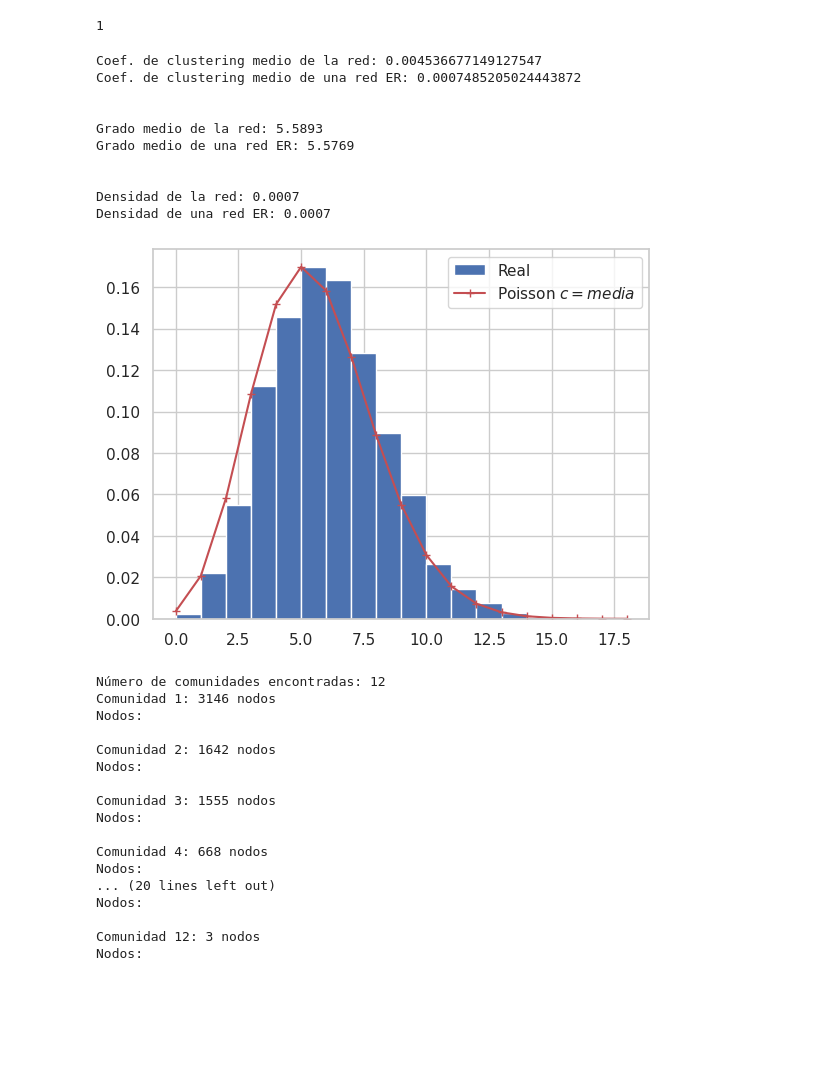
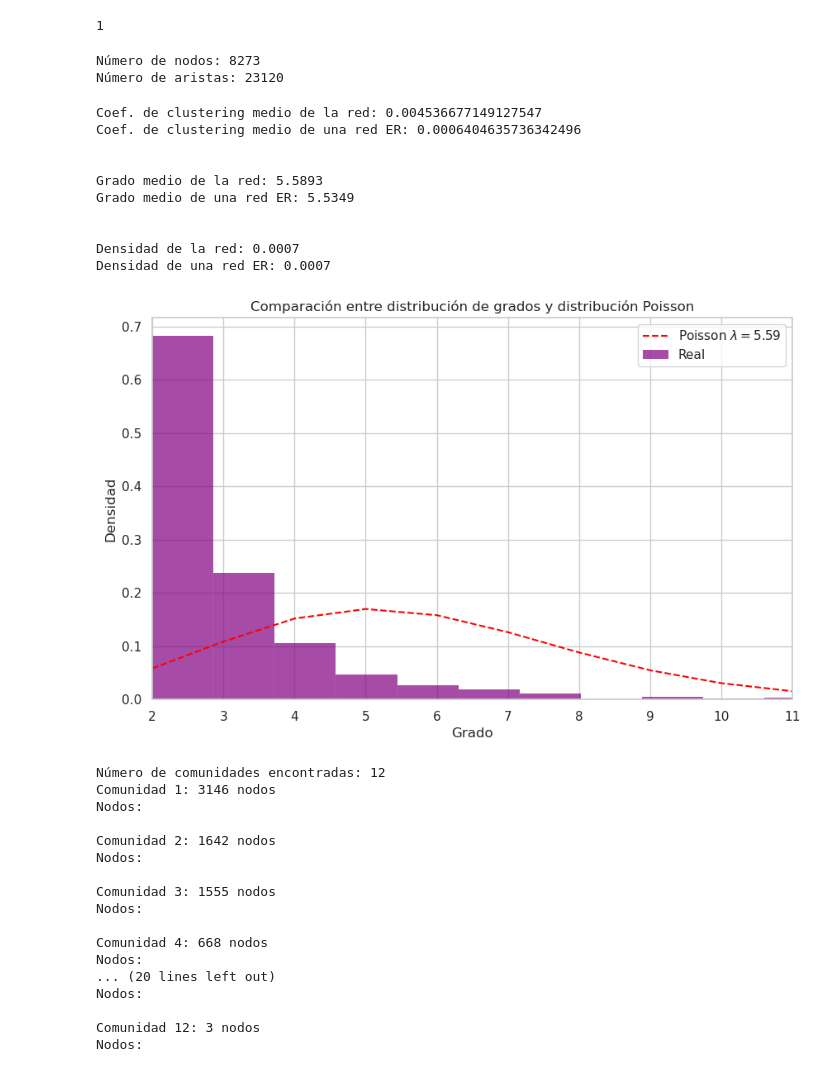
Before and after one commit to pandita-IA/Computacion_Social_practica_1, a Jupyter notebook: analisis.ipynb, the cells around one changed output. Saved outputs shown, nothing was run; the diff lists cells and outputs as text; code cells hidden in the pictures; blank space fills up the shorter version.

```diff
--- a/analisis.ipynb
+++ b/analisis.ipynb
@@ -2,6 +2,16 @@
 import networkx as nx
 import matplotlib.pyplot as plt
 from matplotlib import pylab
+
+import json
+import networkx as nx
+
+# Opening JSON file
+f = open('./parser.json',)
+
+# returns JSON object as
+# a dictionary
+data = json.load(f)
 
 
 """
@@ -9,7 +19,7 @@ Podamos los grafo que solo tengan grado 1 ya que hemos partido de un influencer
 inicialy podemos sobreentender que todos siguen a ese (de esta manera ahorramos
 recursos facilitando los calculos)
 """
-G = nx.read_gml('./grafo_con_poda.gml')
+G = nx.read_gml('./NEW/grafo_con_poda.gml')
 G = G.to_undirected()
 # %%
 print("Número de nodos:", G.number_of_nodes())
@@ -117,6 +187,9 @@ len(list(nx.connected_components(G))) # Es un grafo conexo, forma una única com
 # %%
 print("Número de nodos:", G.number_of_nodes())
 print("Número de aristas:", G.number_of_edges())
+# %% [output]
+Número de nodos: 8273
+Número de aristas: 23120
 # %%
 """determinar si el comportamiento de nuestros datos han seguido un proceso aleatorio o no
 Para ello calculamos el coeficiente de clustering medio, el grado medio y la densidad. Esto solo
@@ -138,35 +211,56 @@ print(f"Densidad de la red: {(2*G.number_of_edges() / float(G.number_of_nodes())
 print(f"Densidad de una red ER: {(2*(nx.erdos_renyi_graph(n, k/(n-1))).number_of_edges() / float((nx.erdos_renyi_graph(n, k/(n-1))).number_of_nodes())) / float((nx.erdos_renyi_graph(n, k/(n-1))).number_of_nodes()):.4f}")
 # %% [output]
 Coef. de clustering medio de la red: 0.004536677149127547
-Coef. de clustering medio de una red ER: 0.0007485205024443872
+Coef. de clustering medio de una red ER: 0.0006404635736342496
 
 
 Grado medio de la red: 5.5893
-Grado medio de una red ER: 5.5769
+Grado medio de una red ER: 5.5349
 
 
 Densidad de la red: 0.0007
 Densidad de una red ER: 0.0007
-# %%
-import networkx as nx
-import random
-import math
-from scipy import stats
-import matplotlib.pyplot as plt
-import seaborn as sns
-
-"""
-    Vamos a comparar metricas de una red aleatorio con la que tenemos
-"""
-k = np.mean(grados)
-
-xs = list(range(min(grados), max(grados)+1))
-plt.hist(grados, bins=xs, density=True, label='Real')
-plt.plot(xs, [stats.poisson.pmf(s, k) for s in xs], 'r+-', label='Poisson $c= media $')
-plt.legend(loc="upper right")
-plt.show()
-# %% [output]
-[figure, removed]
+# %%
+import numpy as np
+import matplotlib.pyplot as plt
+import seaborn as sns
+from scipy import stats
+
+
+# Calculamos la media de los grados
+media = np.mean(grados)
+
+# Configuración de estilo en Seaborn
+sns.set(style="whitegrid")
+
+# Creamos el histograma de los grados de la red
+plt.figure(figsize=(10, 6))
+sns.histplot(grados, kde=False, bins=1500, stat="density", label='Real', color='purple', alpha=0.7)
+
+# Creamos los valores de la distribución Poisson
+xs = np.arange(min(grados), max(grados) + 1)
+poisson_pmf = stats.poisson.pmf(xs, media)
+
+# Graficamos la distribución Poisson
+sns.lineplot(x=xs, y=poisson_pmf, color='red', linestyle='--', label=f'Poisson $\lambda={media:.2f}$')
+
+# Configuramos los títulos y etiquetas
+plt.title('Comparación entre distribución de grados y distribución Poisson')
+plt.xlabel('Grado')
+plt.ylabel('Densidad')
+plt.legend(loc="upper right")
+plt.xlim(2, 11)
+
+
+"""
+Comparamos la distribución de nuestro grafo con un grafo aleatorio
+"""
+plt.savefig('grafico.png')
+
+# Mostramos la gráfica
+plt.show()
+# %% [output]
+[figure, added]
 # %%
 # Aplicar un algoritmo de detección de comunidades (por ejemplo, Louvain)
 comunidades = nx.algorithms.community.modularity_max.greedy_modularity_communities(G) #el algoritmo de louvain encuentra comunidades maximizando la modularidad
```
Also changed, not shown: parts of 8 cells of this notebook, 8 other files.
